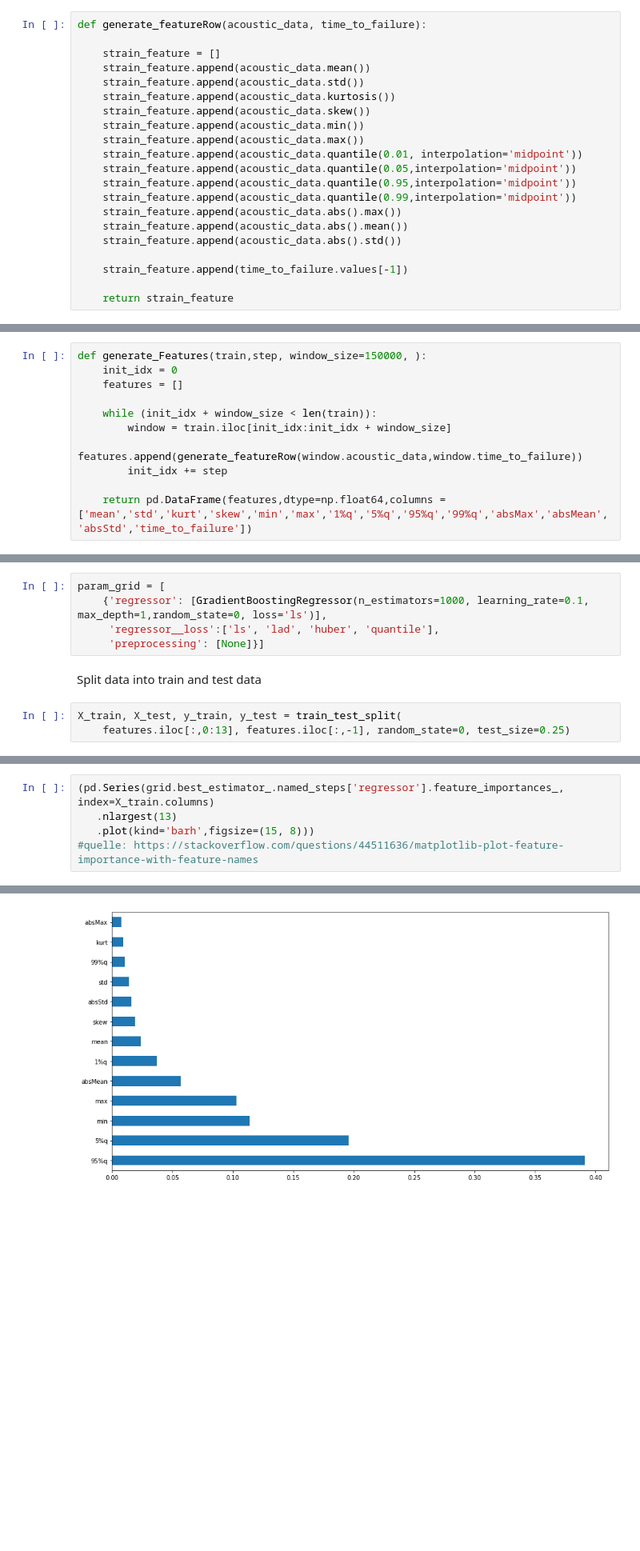
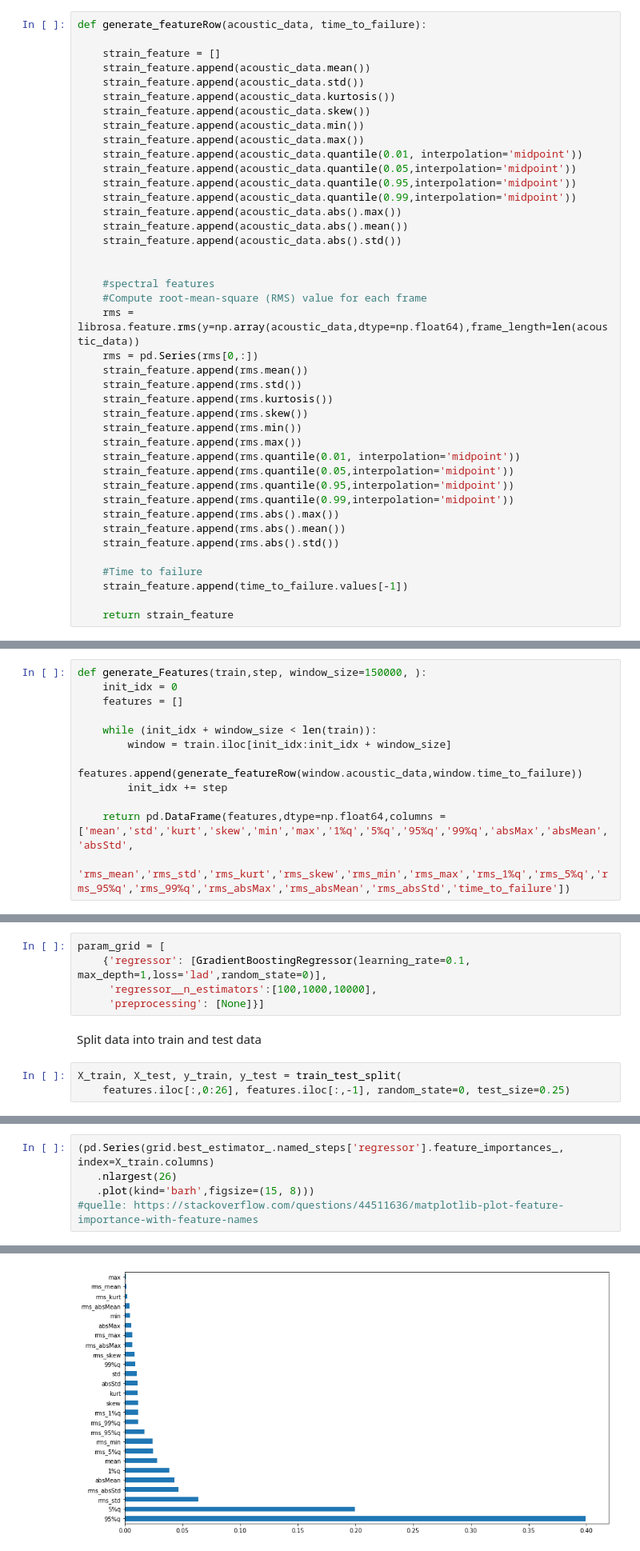
Before and after one commit to domelein/CAS_PML_Earthquake_pred, a Jupyter notebook: Feature_Extraction_Model_Evaluation.ipynb, the cells around one changed output, grey strips where cells are left out. Shown: that part at 80% size. Drawn from its saved outputs; the diff is of its cells as text; blank space fills up the shorter version.

```diff
--- a/Feature_Extraction_Model_Evaluation.ipynb
+++ b/Feature_Extraction_Model_Evaluation.ipynb
@@ -39,6 +40,26 @@ def generate_featureRow(acoustic_data, time_to_failure):
     strain_feature.append(acoustic_data.abs().mean())
     strain_feature.append(acoustic_data.abs().std())
 
+
+    #spectral features
+    #Compute root-mean-square (RMS) value for each frame
+    rms = librosa.feature.rms(y=np.array(acoustic_data,dtype=np.float64),frame_length=len(acoustic_data))
+    rms = pd.Series(rms[0,:])
+    strain_feature.append(rms.mean())
+    strain_feature.append(rms.std())
+    strain_feature.append(rms.kurtosis())
+    strain_feature.append(rms.skew())
+    strain_feature.append(rms.min())
+    strain_feature.append(rms.max())
+    strain_feature.append(rms.quantile(0.01, interpolation='midpoint'))
+    strain_feature.append(rms.quantile(0.05,interpolation='midpoint'))
+    strain_feature.append(rms.quantile(0.95,interpolation='midpoint'))
+    strain_feature.append(rms.quantile(0.99,interpolation='midpoint'))
+    strain_feature.append(rms.abs().max())
+    strain_feature.append(rms.abs().mean())
+    strain_feature.append(rms.abs().std())
+
+    #Time to failure
     strain_feature.append(time_to_failure.values[-1])
 
     return strain_feature
@@ -54,7 +75,8 @@ def generate_Features(train,step, window_size=150000, ):
         features.append(generate_featureRow(window.acoustic_data,window.time_to_failure))
         init_idx += step
 
-    return pd.DataFrame(features,dtype=np.float64,columns = ['mean','std','kurt','skew','min','max','1%q','5%q','95%q','99%q','absMax','absMean','absStd','time_to_failure'])
+    return pd.DataFrame(features,dtype=np.float64,columns = ['mean','std','kurt','skew','min','max','1%q','5%q','95%q','99%q','absMax','absMean','absStd',
+                                                            'rms_mean','rms_std','rms_kurt','rms_skew','rms_min','rms_max','rms_1%q','rms_5%q','rms_95%q','rms_99%q','rms_absMax','rms_absMean','rms_absStd','time_to_failure'])
 # %%
 step = 150000
 features = generate_Features(train_data,step)
@@ -188,14 +211,14 @@ Pipe with preprocessing and one regressor
 pipe = Pipeline([('preprocessing',PolynomialFeatures()), ('regressor', GradientBoostingRegressor())])
 # %%
 param_grid = [
-    {'regressor': [GradientBoostingRegressor(n_estimators=1000, learning_rate=0.1, max_depth=1,random_state=0, loss='ls')],
-     'regressor__loss':['ls', 'lad', 'huber', 'quantile'],
+    {'regressor': [GradientBoostingRegressor(learning_rate=0.1, max_depth=1,loss='lad',random_state=0)],
+     'regressor__n_estimators':[100,1000,10000],
      'preprocessing': [None]}]
 # %% [markdown]
 Split data into train and test data
 # %%
 X_train, X_test, y_train, y_test = train_test_split(
-    features.iloc[:,0:13], features.iloc[:,-1], random_state=0, test_size=0.25)
+    features.iloc[:,0:26], features.iloc[:,-1], random_state=0, test_size=0.25)
 # %% [markdown]
 Find best parameter with grid search
 # %%
@@ -241,9 +264,9 @@ Test-set: mean absolute error : 2.13
 ## Plot Feature Importance
 # %%
 (pd.Series(grid.best_estimator_.named_steps['regressor'].feature_importances_, index=X_train.columns)
-   .nlargest(13)
+   .nlargest(26)
    .plot(kind='barh',figsize=(15, 8)))
 #quelle: https://stackoverflow.com/questions/44511636/matplotlib-plot-feature-importance-with-feature-names
 # %% [output]
 <matplotlib.axes._subplots.AxesSubplot at 0x...>
-[figure, old version]
+[figure, new version]
```
Also changed, not shown: parts of 8 cells of this notebook.
